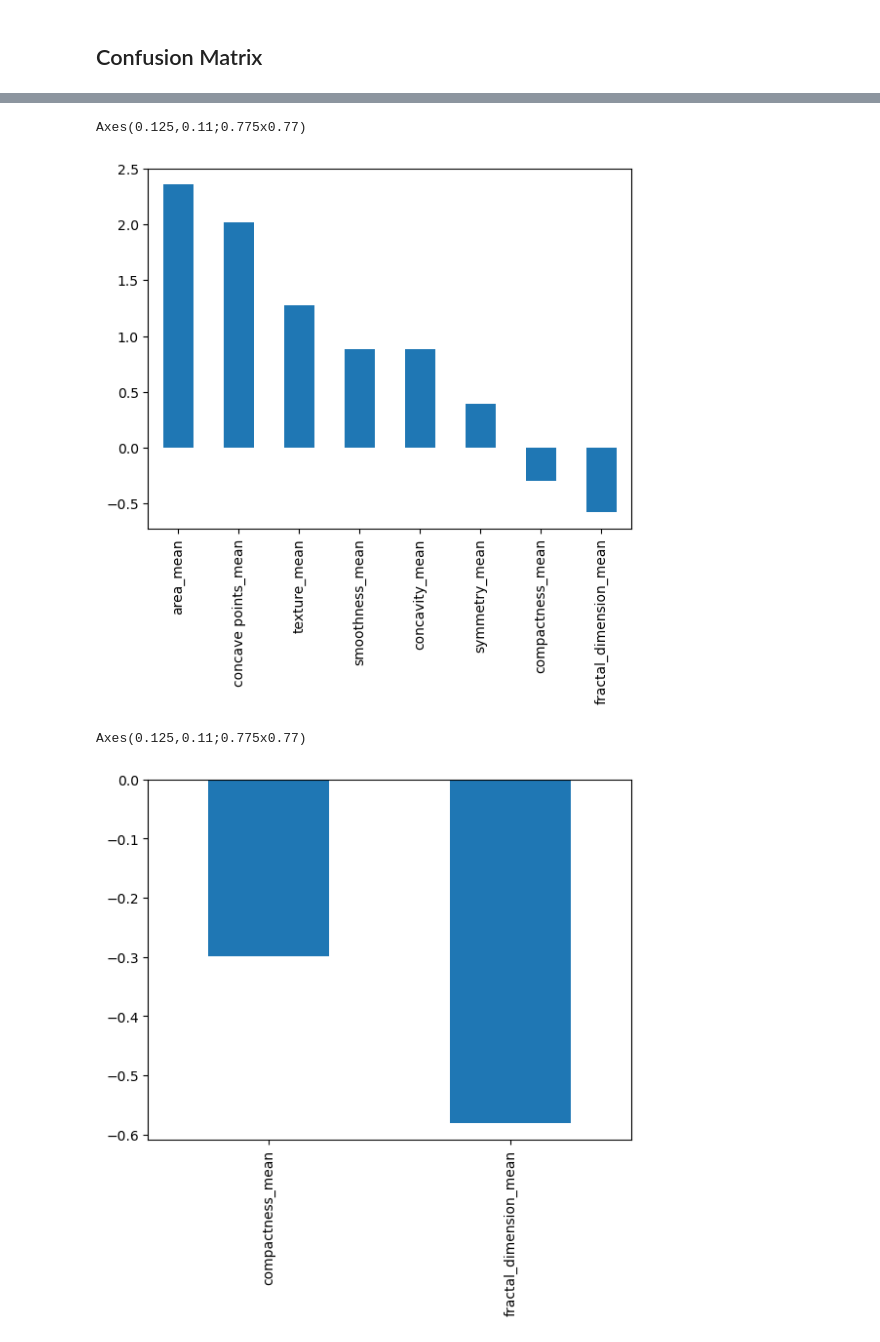
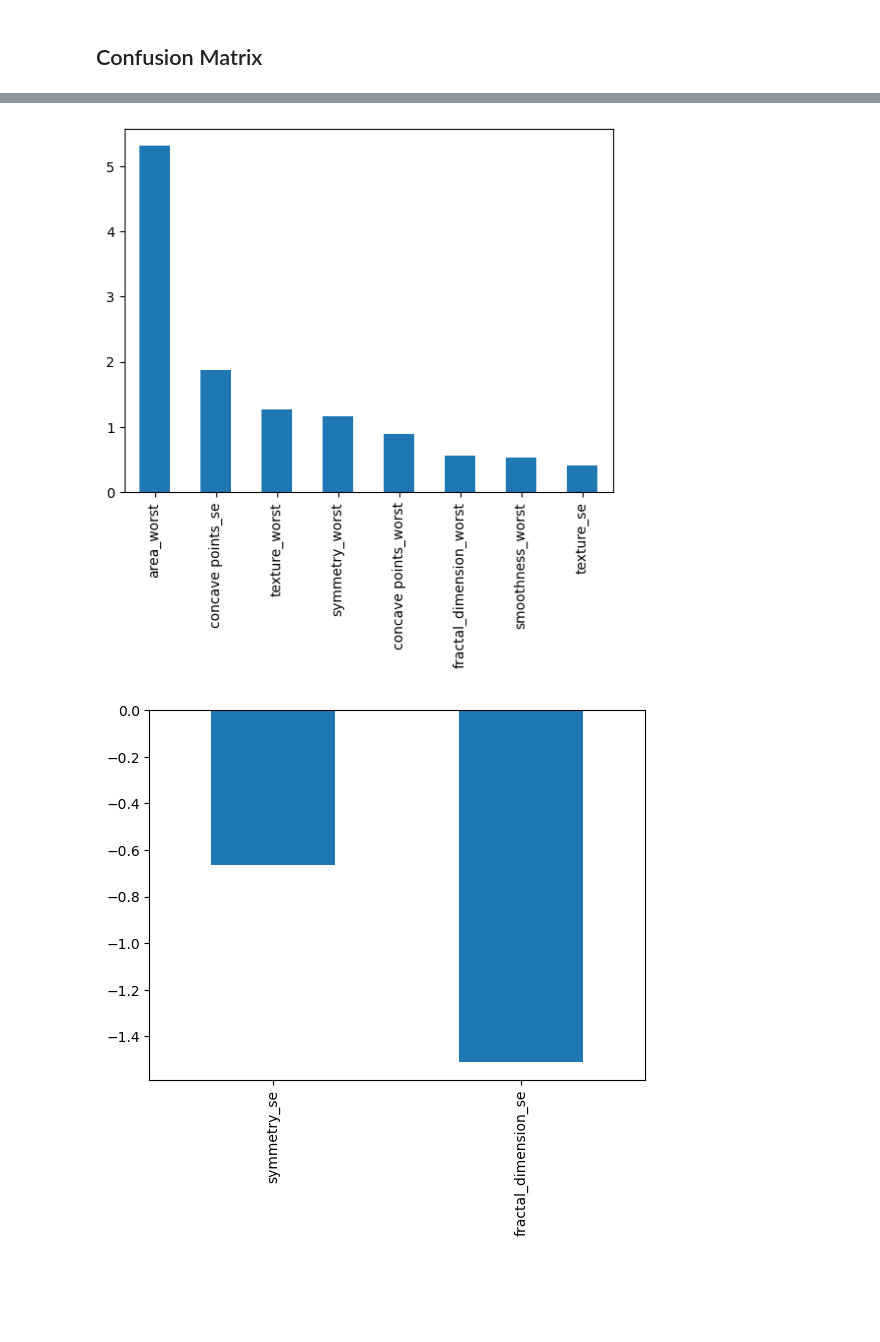
Before and after one commit to Santiago-Rosas/Logistic-Regression-Cancer-Data, a Jupyter notebook: Cancer_prediction_wisconsin_Data_set.ipynb, the cells around one changed output, grey strips where cells are left out. Saved outputs shown, nothing was run; the diff lists cells and outputs as text; code cells hidden in the pictures; blank space fills up the shorter version.

Commit message:
updating the model and adding plots

```diff
--- a/Cancer_prediction_wisconsin_Data_set.ipynb
+++ b/Cancer_prediction_wisconsin_Data_set.ipynb
@@ -228,0 +192,3 @@ df_data_processing
+# %%
+df_data_processing.drop(eliminate_columns, axis=1, inplace=True)
+df_data_processing
@@ -252,0 +247,9 @@ result = model.fit(X_train, y_train)
+# %%
+param=  {'C': [0.01,0.1,1,2.5,5,10,15,30,40,55,100],
+         'tol':[0.000001,0.00001,0.0001,0.1,1],
+        'solver' : ['lbfgs', 'liblinear'],
+        "class_weight":["balanced"]
+
+        }
+# %%
+grid_reg = GridSearchCV(LogisticRegression(), param, cv=5).fit(X_train, y_train)
@@ -252,0 +260,2 @@ result = model.fit(X_train, y_train)
+# %%
+model=grid_reg.best_estimator_
@@ -303,12 +313,12 @@ array([[9.00734860e-01, 9.92651397e-02],
 # weight of variables
 weights = pd.Series(model.coef_[0],
                     index=X.columns.values)
-print(weights.sort_values(ascending=False)[:8].plot(kind='bar'))
+weights.sort_values(ascending=False)[:8].plot(kind='bar')
+plt.show()
 # %% [output]
-Axes(0.125,0.11;0.775x0.77)
-[figure, old version]
+[figure, new version]
 # %%
-print(weights.sort_values(ascending=False)[-2:].plot(kind='bar'))
+weights.sort_values(ascending=False)[-2:].plot(kind='bar')
+plt.show()
 # %% [output]
-Axes(0.125,0.11;0.775x0.77)
-[figure, old version]
+[figure, new version]
```
Also changed, not shown: parts of 36 cells of this notebook.
